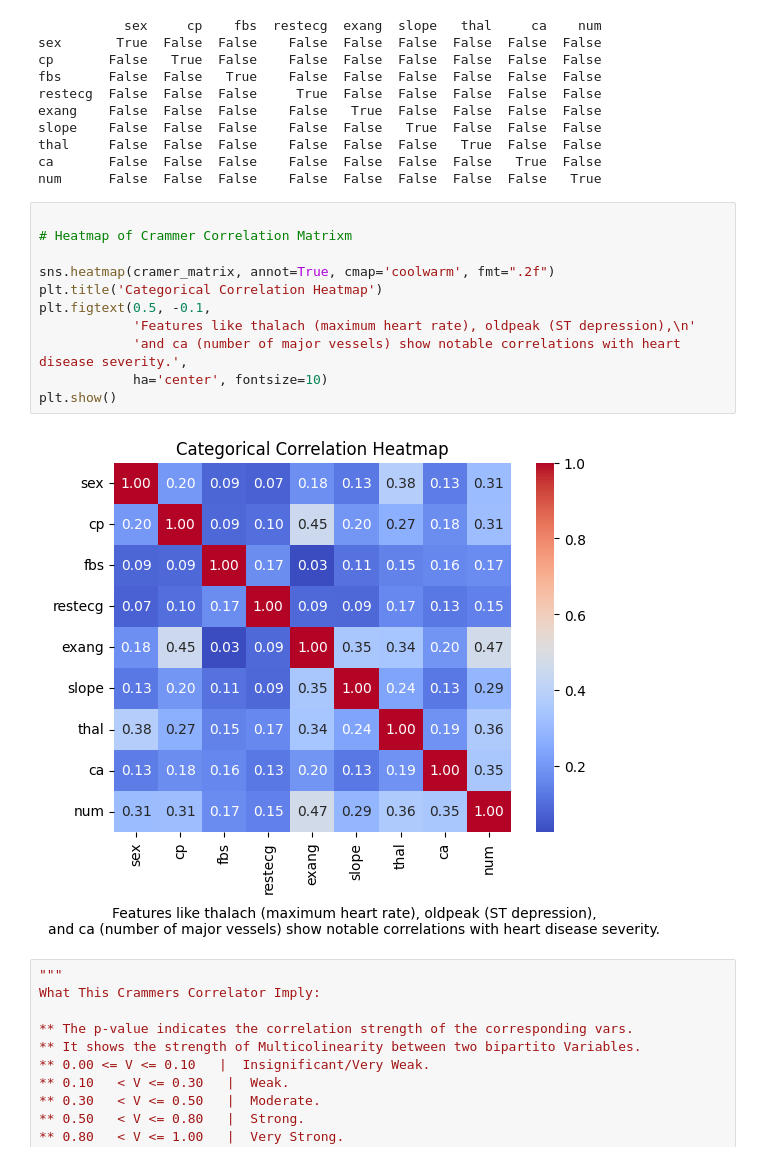
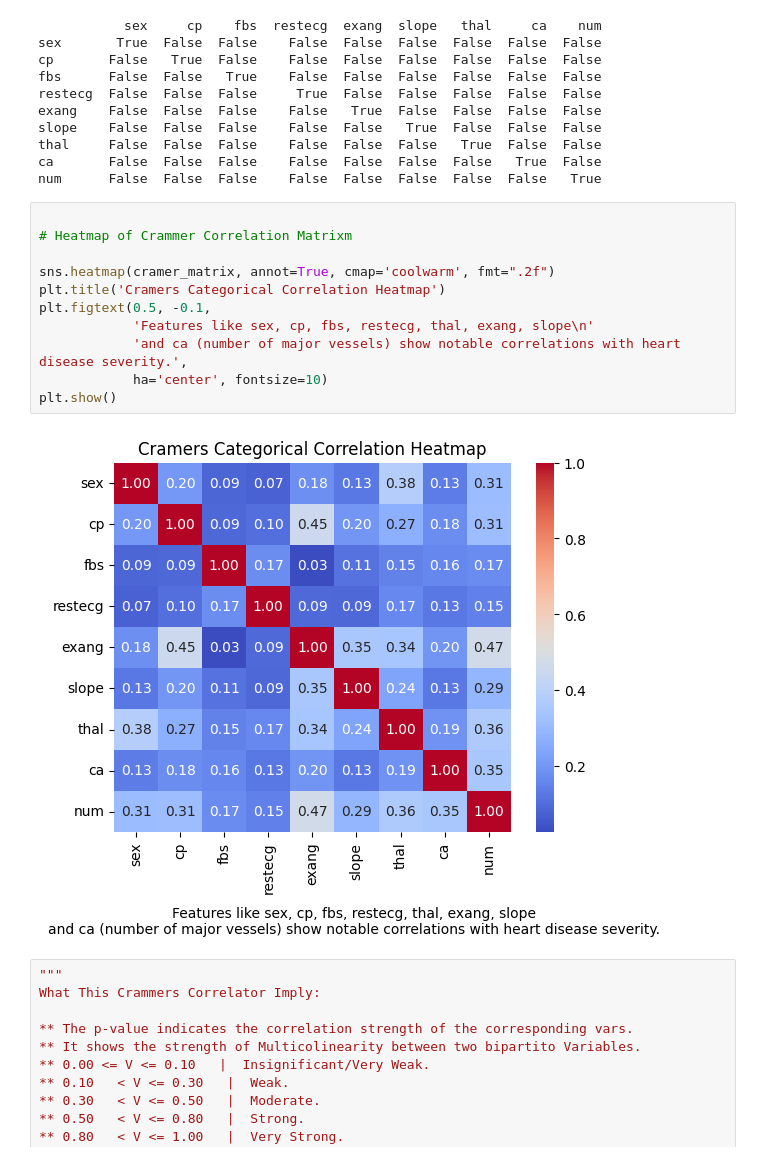
Before and after one commit to butronx/IDEAS_Project_Group7, a Jupyter notebook: project_copy03.ipynb, the cells around one changed output. Drawn from its saved outputs; the diff is of its cells as text.

```diff
--- a/project_copy03.ipynb
+++ b/project_copy03.ipynb
@@ -954,16 +953,16 @@ num      False  False  False    False  False  False  False  False   True
 # %%
 
 # Heatmap of Crammer Correlation Matrixm
 
 sns.heatmap(cramer_matrix, annot=True, cmap='coolwarm', fmt=".2f")
-plt.title('Categorical Correlation Heatmap')
+plt.title('Cramers Categorical Correlation Heatmap')
 plt.figtext(0.5, -0.1,
-            'Features like thalach (maximum heart rate), oldpeak (ST depression),\n'
+            'Features like sex, cp, fbs, restecg, thal, exang, slope\n'
             'and ca (number of major vessels) show notable correlations with heart disease severity.',
             ha='center', fontsize=10)
 plt.show()
 # %% [output]
-[figure, old version]
+[figure, new version]
 # %%
 """
 What This Crammers Correlator Imply:
```
Also changed, not shown: parts of 20 cells of this notebook.
